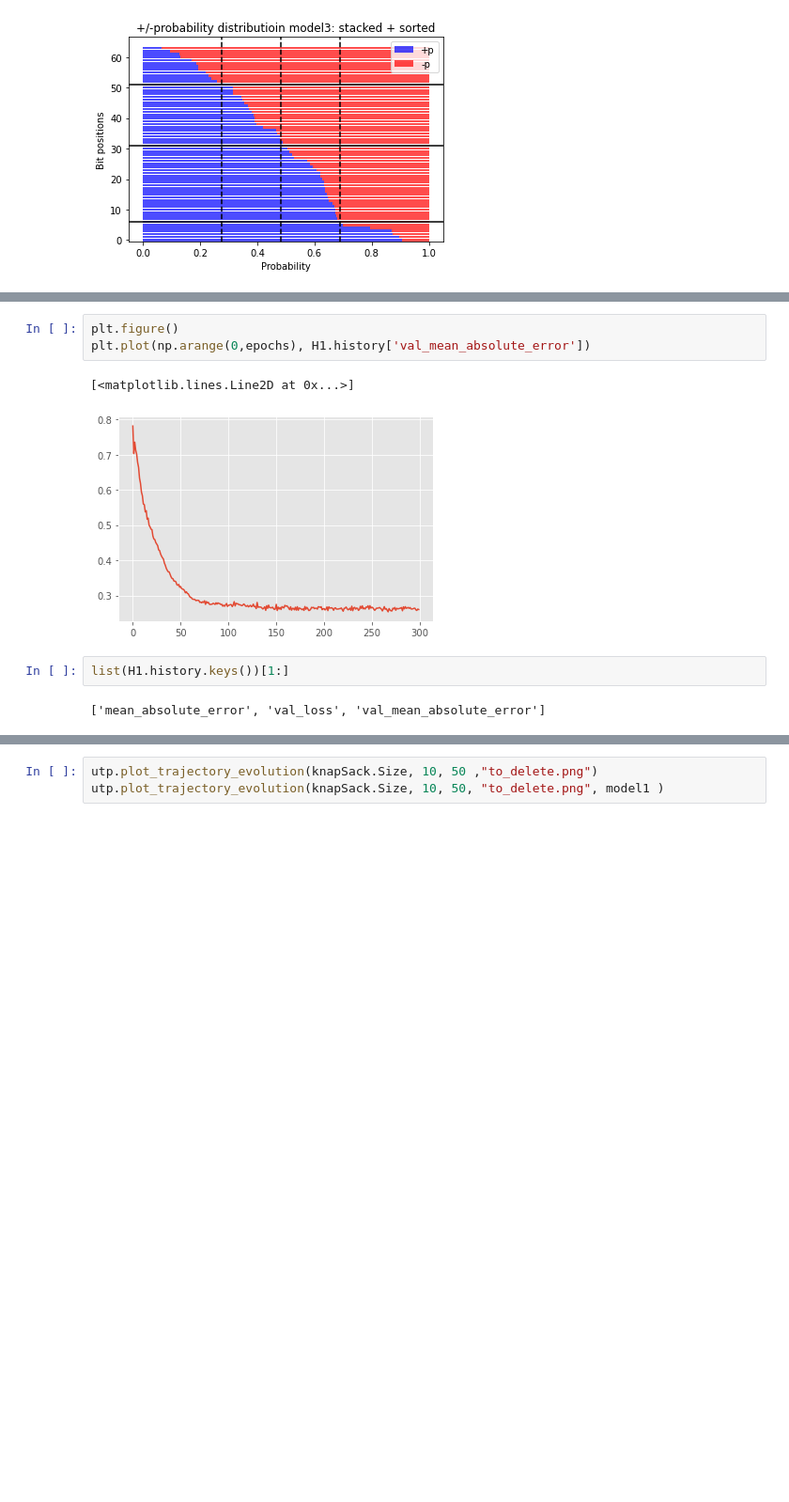
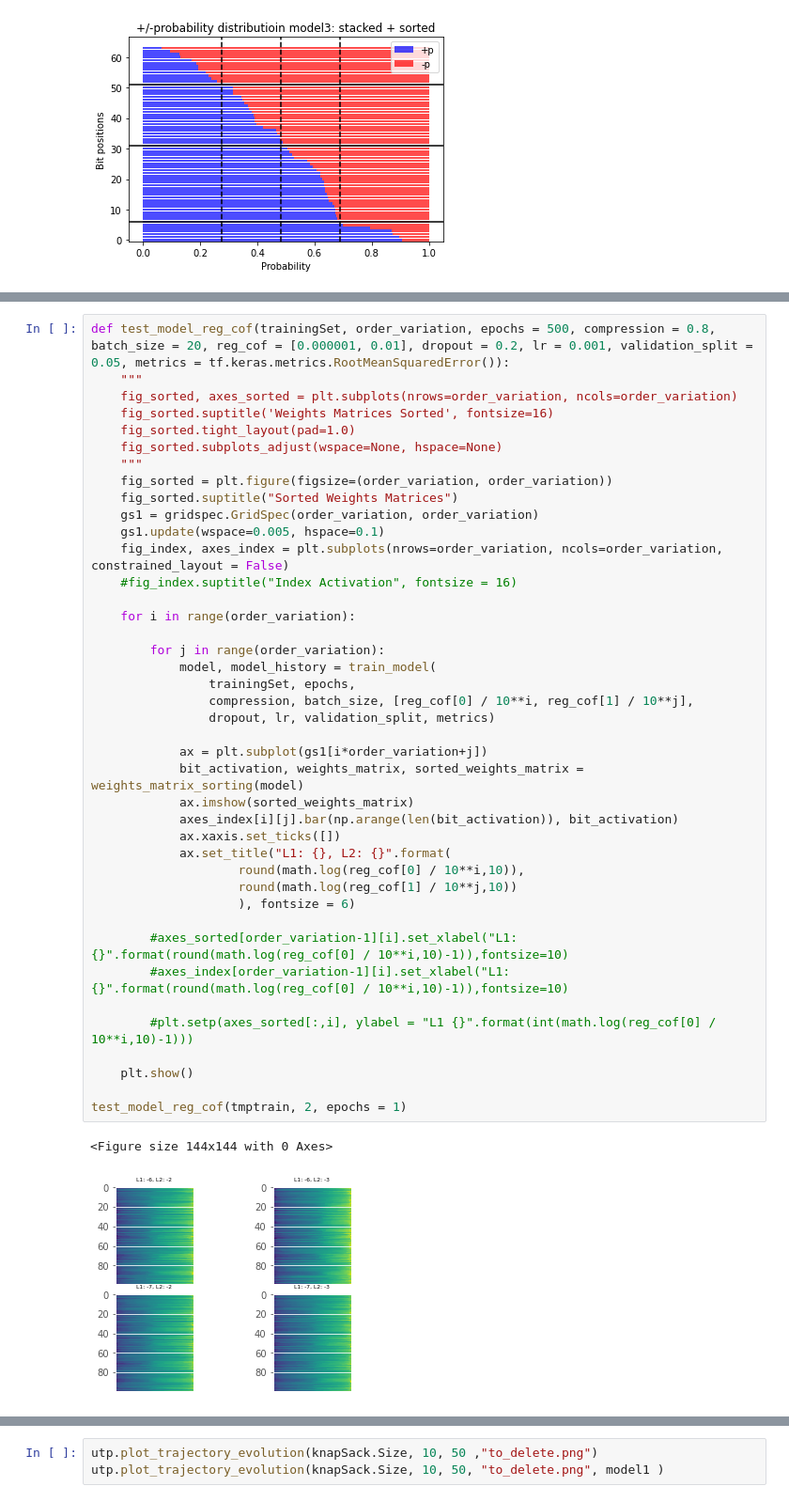
Before and after one commit to FilipKubackiSoton/DeepOptimization, a Jupyter notebook: exp.ipynb, the cells around one changed output, grey strips where cells are left out. Shown at 94% size. Saved outputs shown, nothing was run; the diff lists cells and outputs as text; blank space fills up the shorter version.

```diff
--- a/exp.ipynb
+++ b/exp.ipynb
@@ -584,10 +547,44 @@ _ = latent_activation(modelTmp, "Bit Activation: modelTmp", "Bit index", "Probab
-# %%
-plt.figure()
-plt.plot(np.arange(0,epochs), H1.history['val_mean_absolute_error'])
-# %% [output]
-[<matplotlib.lines.Line2D at 0x...>]
-[figure, removed]
-# %%
-list(H1.history.keys())[1:]
-# %% [output]
-['mean_absolute_error', 'val_loss', 'val_mean_absolute_error']
+# %%
+def test_model_reg_cof(trainingSet, order_variation, epochs = 500, compression = 0.8, batch_size = 20, reg_cof = [0.000001, 0.01], dropout = 0.2, lr = 0.001, validation_split = 0.05, metrics = tf.keras.metrics.RootMeanSquaredError()):
+    """
+    fig_sorted, axes_sorted = plt.subplots(nrows=order_variation, ncols=order_variation)
+    fig_sorted.suptitle('Weights Matrices Sorted', fontsize=16)
+    fig_sorted.tight_layout(pad=1.0)
+    fig_sorted.subplots_adjust(wspace=None, hspace=None)
+    """
+    fig_sorted = plt.figure(figsize=(order_variation, order_variation))
+    fig_sorted.suptitle("Sorted Weights Matrices")
+    gs1 = gridspec.GridSpec(order_variation, order_variation)
+    gs1.update(wspace=0.005, hspace=0.1)
+    fig_index, axes_index = plt.subplots(nrows=order_variation, ncols=order_variation, constrained_layout = False)
+    #fig_index.suptitle("Index Activation", fontsize = 16)
+
+    for i in range(order_variation):
+
+        for j in range(order_variation):
+            model, model_history = train_model(
+                trainingSet, epochs,
+                compression, batch_size, [reg_cof[0] / 10**i, reg_cof[1] / 10**j],
+                dropout, lr, validation_split, metrics)
+
+            ax = plt.subplot(gs1[i*order_variation+j])
+            bit_activation, weights_matrix, sorted_weights_matrix = weights_matrix_sorting(model)
+            ax.imshow(sorted_weights_matrix)
+            axes_index[i][j].bar(np.arange(len(bit_activation)), bit_activation)
+            ax.xaxis.set_ticks([])
+            ax.set_title("L1: {}, L2: {}".format(
+                    round(math.log(reg_cof[0] / 10**i,10)),
+                    round(math.log(reg_cof[1] / 10**j,10))
+                    ), fontsize = 6)
+
+        #axes_sorted[order_variation-1][i].set_xlabel("L1: {}".format(round(math.log(reg_cof[0] / 10**i,10)-1)),fontsize=10)
+        #axes_index[order_variation-1][i].set_xlabel("L1: {}".format(round(math.log(reg_cof[0] / 10**i,10)-1)),fontsize=10)
+
+        #plt.setp(axes_sorted[:,i], ylabel = "L1 {}".format(int(math.log(reg_cof[0] / 10**i,10)-1)))
+
+    plt.show()
+
+test_model_reg_cof(tmptrain, 2, epochs = 1)
+# %% [output]
+<Figure size 144x144 with 0 Axes>
+[figure, added]
```
Also changed, not shown: parts of 16 cells of this notebook, 8 other files.
